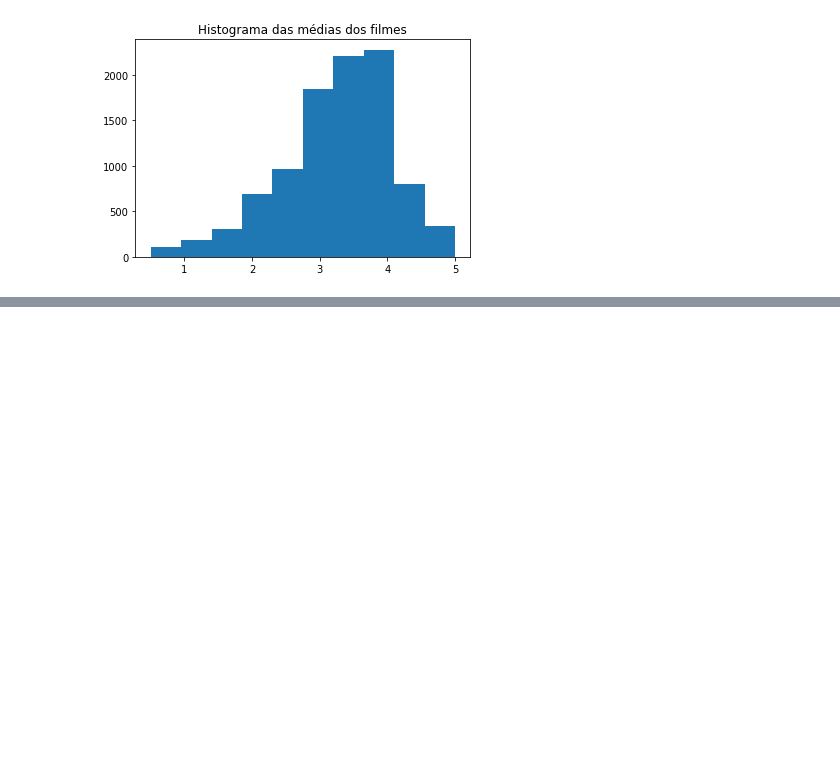
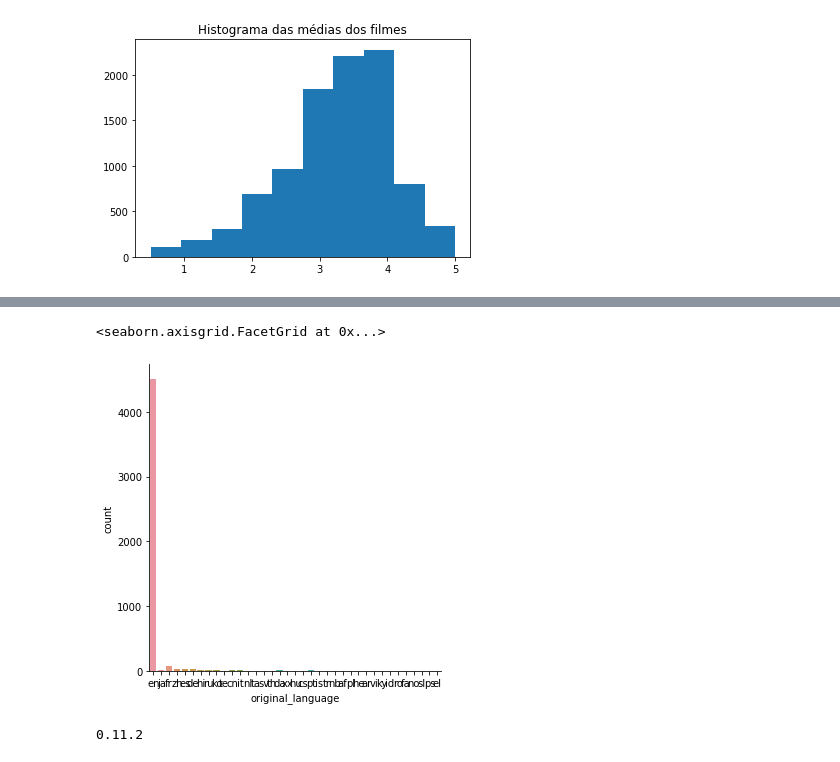
Before and after one commit to palomamarins/Data_Science, a Jupyter notebook: Introdução_a_Data_Science.ipynb, the cells around one changed output, grey strips where cells are left out. Drawn from its saved outputs; the diff is of its cells as text; code cells hidden in the pictures; blank space fills up the shorter version.

```diff
--- a/Introdução_a_Data_Science.ipynb
+++ b/Introdução_a_Data_Science.ipynb
@@ -170,0 +219,10 @@ tmdb.head()
+# %%
+sns.catplot(x = "original_language", kind="count", data = tmdb)
+# %% [output]
+<seaborn.axisgrid.FacetGrid at 0x...>
+[figure, added]
+# %%
+#!pip install seaborn==0.9.0 # para instalar uma versão especifica para usar os frameworks
+print(sns.__version__)
+# %% [output]
+0.11.2
```
Also changed, not shown: parts of 31 cells of this notebook.
